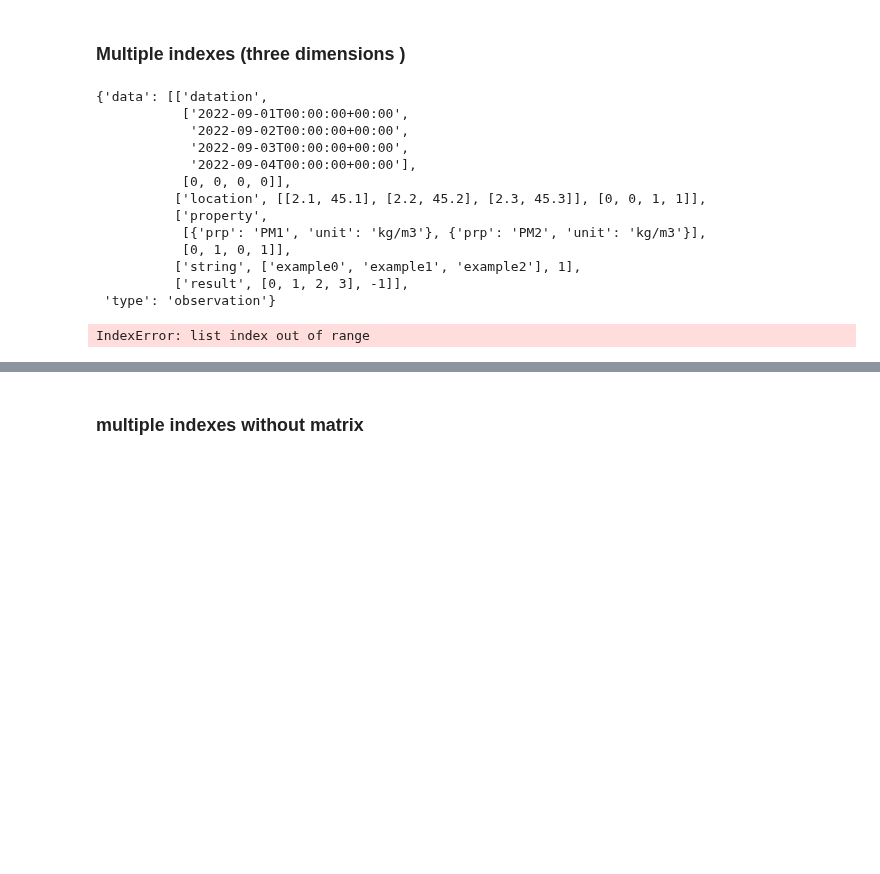
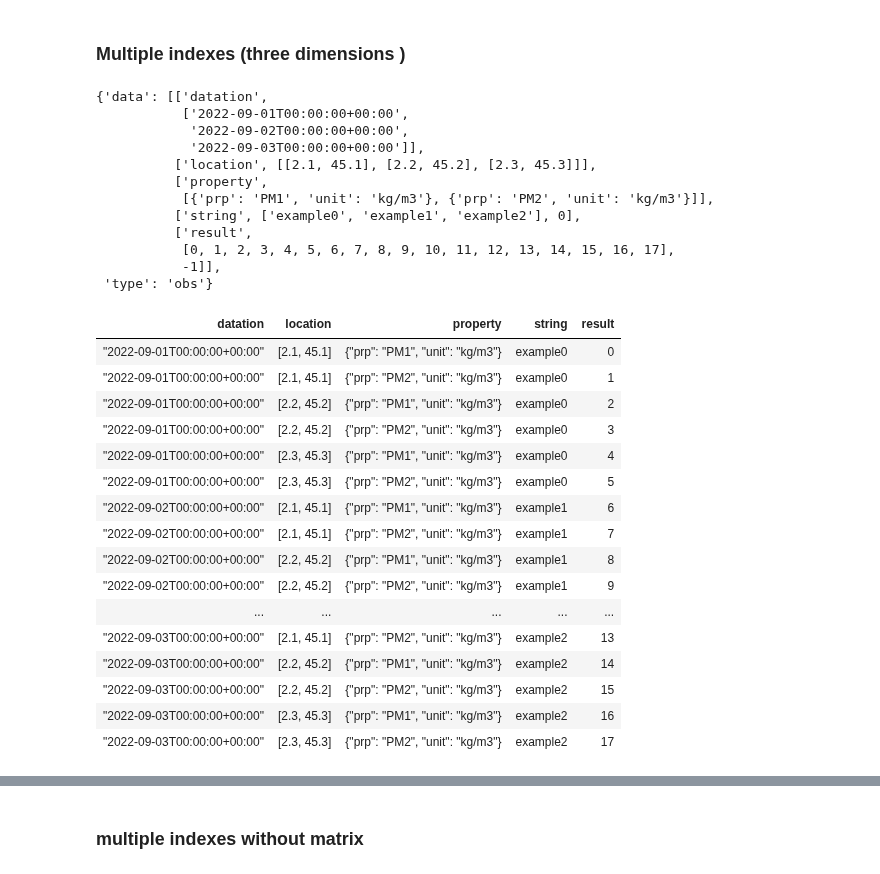
Before and after one commit to loco-philippe/Environmental-Sensing, a Jupyter notebook: documentation/json_examples.ipynb, the cells around one changed output, grey strips where cells are left out. Drawn from its saved outputs; the diff is of its cells as text; code cells hidden in the pictures; blank space fills up the shorter version.

```diff
--- a/documentation/json_examples.ipynb
+++ b/documentation/json_examples.ipynb
@@ -161,21 +161,36 @@ view([dat(3), p(loc,3,0), prp(2), p(stg, 3, 0), res(6)])
 # %% [markdown]
 ### Multiple indexes (three dimensions )
 # %%
-ppobs([dat(4), loc(3), prp(2), p(stg, 3, 0), res(18)])
-view([dat(4), loc(3), prp(2), p(stg, 3, 0), res(18)])
+ppobs([dat(3), loc(3), prp(2), p(stg, 3, 0), res(18)])
+view([dat(3), loc(3), prp(2), p(stg, 3, 0), res(18)])
 # %% [output]
 {'data': [['datation',
            ['2022-09-01T00:00:00+00:00',
             '2022-09-02T00:00:00+00:00',
-            '2022-09-03T00:00:00+00:00',
-            '2022-09-04T00:00:00+00:00'],
-           [0, 0, 0, 0]],
-          ['location', [[2.1, 45.1], [2.2, 45.2], [2.3, 45.3]], [0, 0, 1, 1]],
+            '2022-09-03T00:00:00+00:00']],
+          ['location', [[2.1, 45.1], [2.2, 45.2], [2.3, 45.3]]],
           ['property',
-           [{'prp': 'PM1', 'unit': 'kg/m3'}, {'prp': 'PM2', 'unit': 'kg/m3'}],
-           [0, 1, 0, 1]],
-          ['string', ['example0', 'example1', 'example2'], 1],
-          ['result', [0, 1, 2, 3], -1]],
- 'type': 'observation'}
+           [{'prp': 'PM1', 'unit': 'kg/m3'}, {'prp': 'PM2', 'unit': 'kg/m3'}]],
+          ['string', ['example0', 'example1', 'example2'], 0],
+          ['result',
+           [0, 1, 2, 3, 4, 5, 6, 7, 8, 9, 10, 11, 12, 13, 14, 15, 16, 17],
+           -1]],
+ 'type': 'obs'}
-IndexError: list index out of range
+| datation | location | property | string | result |
+| "2022-09-01T00:00:00+00:00" | [2.1, 45.1] | {"prp": "PM1", "unit": "kg/m3"} | example0 | 0 |
+| "2022-09-01T00:00:00+00:00" | [2.1, 45.1] | {"prp": "PM2", "unit": "kg/m3"} | example0 | 1 |
+| "2022-09-01T00:00:00+00:00" | [2.2, 45.2] | {"prp": "PM1", "unit": "kg/m3"} | example0 | 2 |
+| "2022-09-01T00:00:00+00:00" | [2.2, 45.2] | {"prp": "PM2", "unit": "kg/m3"} | example0 | 3 |
+| "2022-09-01T00:00:00+00:00" | [2.3, 45.3] | {"prp": "PM1", "unit": "kg/m3"} | example0 | 4 |
+| "2022-09-01T00:00:00+00:00" | [2.3, 45.3] | {"prp": "PM2", "unit": "kg/m3"} | example0 | 5 |
+| "2022-09-02T00:00:00+00:00" | [2.1, 45.1] | {"prp": "PM1", "unit": "kg/m3"} | example1 | 6 |
+| "2022-09-02T00:00:00+00:00" | [2.1, 45.1] | {"prp": "PM2", "unit": "kg/m3"} | example1 | 7 |
+| "2022-09-02T00:00:00+00:00" | [2.2, 45.2] | {"prp": "PM1", "unit": "kg/m3"} | example1 | 8 |
+| "2022-09-02T00:00:00+00:00" | [2.2, 45.2] | {"prp": "PM2", "unit": "kg/m3"} | example1 | 9 |
+| ... | ... | ... | ... | ... |
+| "2022-09-03T00:00:00+00:00" | [2.1, 45.1] | {"prp": "PM2", "unit": "kg/m3"} | example2 | 13 |
+| "2022-09-03T00:00:00+00:00" | [2.2, 45.2] | {"prp": "PM1", "unit": "kg/m3"} | example2 | 14 |
+| "2022-09-03T00:00:00+00:00" | [2.2, 45.2] | {"prp": "PM2", "unit": "kg/m3"} | example2 | 15 |
+| "2022-09-03T00:00:00+00:00" | [2.3, 45.3] | {"prp": "PM1", "unit": "kg/m3"} | example2 | 16 |
+| "2022-09-03T00:00:00+00:00" | [2.3, 45.3] | {"prp": "PM2", "unit": "kg/m3"} | example2 | 17 |
 # %%
```
Also changed, not shown: parts of 15 cells of this notebook.
